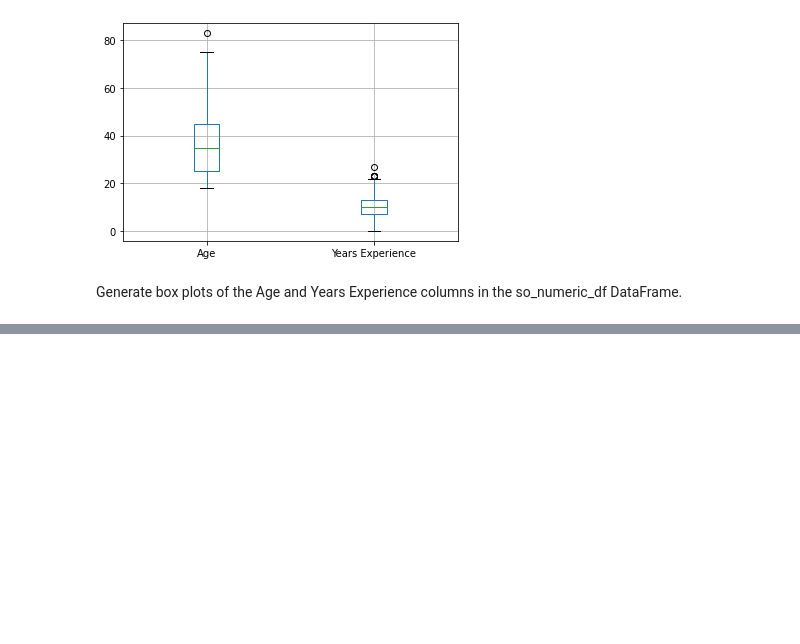
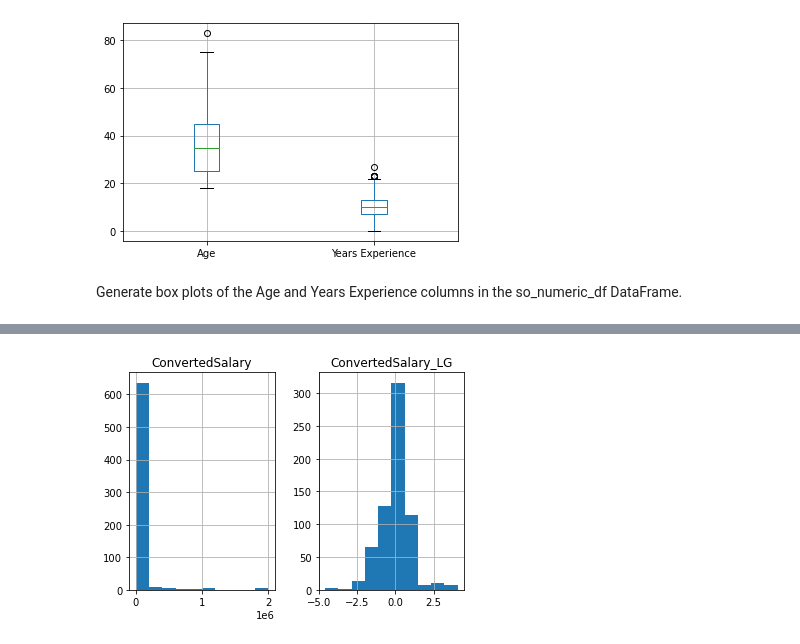
Before and after one commit to Seismic-Striker/Springboard_and_Datacamp, a Jupyter notebook: 16 Feature Engineering/Feature Engineering for Machine Learning in Python/Chapter 3 Conforming to Statistical Assumptions.ipynb, the cells around one changed output, grey strips where cells are left out. Cells and saved outputs as stored; diff of their text form; code cells hidden in the pictures; blank space fills up the shorter version.

```diff
--- a/16 Feature Engineering/Feature Engineering for Machine Learning in Python/Chapter 3 Conforming to Statistical Assumptions.ipynb
+++ b/16 Feature Engineering/Feature Engineering for Machine Learning in Python/Chapter 3 Conforming to Statistical Assumptions.ipynb
@@ -49,0 +153,15 @@ Generate box plots of the Age and Years Experience columns in the so_numeric_df
+# %%
+# Import StandardScaler
+from sklearn.preprocessing import StandardScaler
+
+# Instantiate StandardScaler
+SS_scaler = StandardScaler()
+
+# Fit SS_scaler to the data
+SS_scaler.fit(so_numeric_df[['Age']])
+
+# Transform the data using the fitted scaler
+so_numeric_df['Age_SS'] = SS_scaler.transform(so_numeric_df[['Age']])
+
+# Compare the origional and transformed column
+print(so_numeric_df[['Age_SS', 'Age']].head())
@@ -49,0 +190,18 @@ Generate box plots of the Age and Years Experience columns in the so_numeric_df
+# %%
+# Import PowerTransformer
+from sklearn.preprocessing import PowerTransformer
+
+# Instantiate PowerTransformer
+pow_trans = PowerTransformer()
+
+# Train the transform on the data
+pow_trans.fit(so_numeric_df[['ConvertedSalary']])
+
+# Apply the power transform to the data
+so_numeric_df['ConvertedSalary_LG'] = pow_trans.transform(so_numeric_df[['ConvertedSalary']])
+
+# Plot the data before and after the transformation
+so_numeric_df[['ConvertedSalary', 'ConvertedSalary_LG']].hist()
+plt.show()
+# %% [output]
+[figure, added]
```
Also changed, not shown: parts of 22 cells of this notebook.
